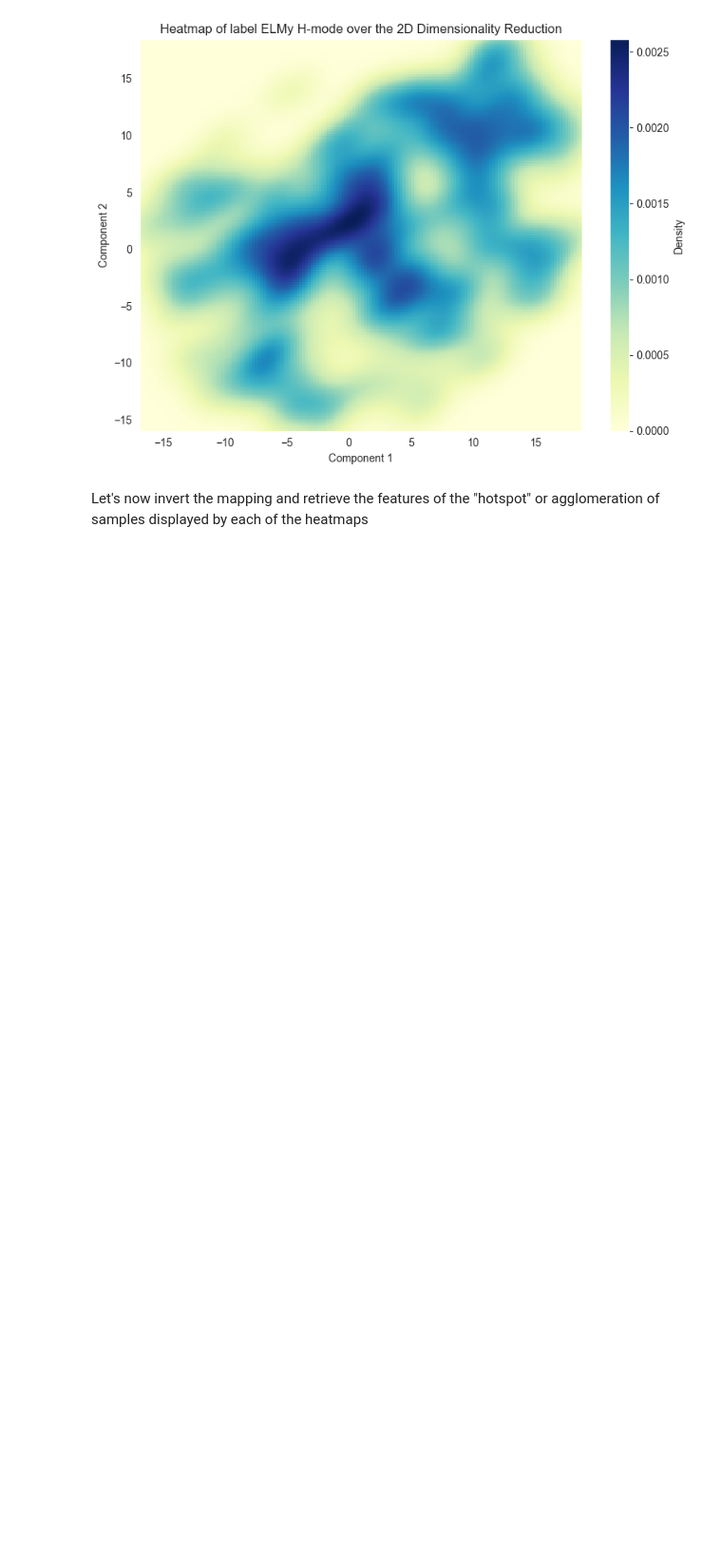
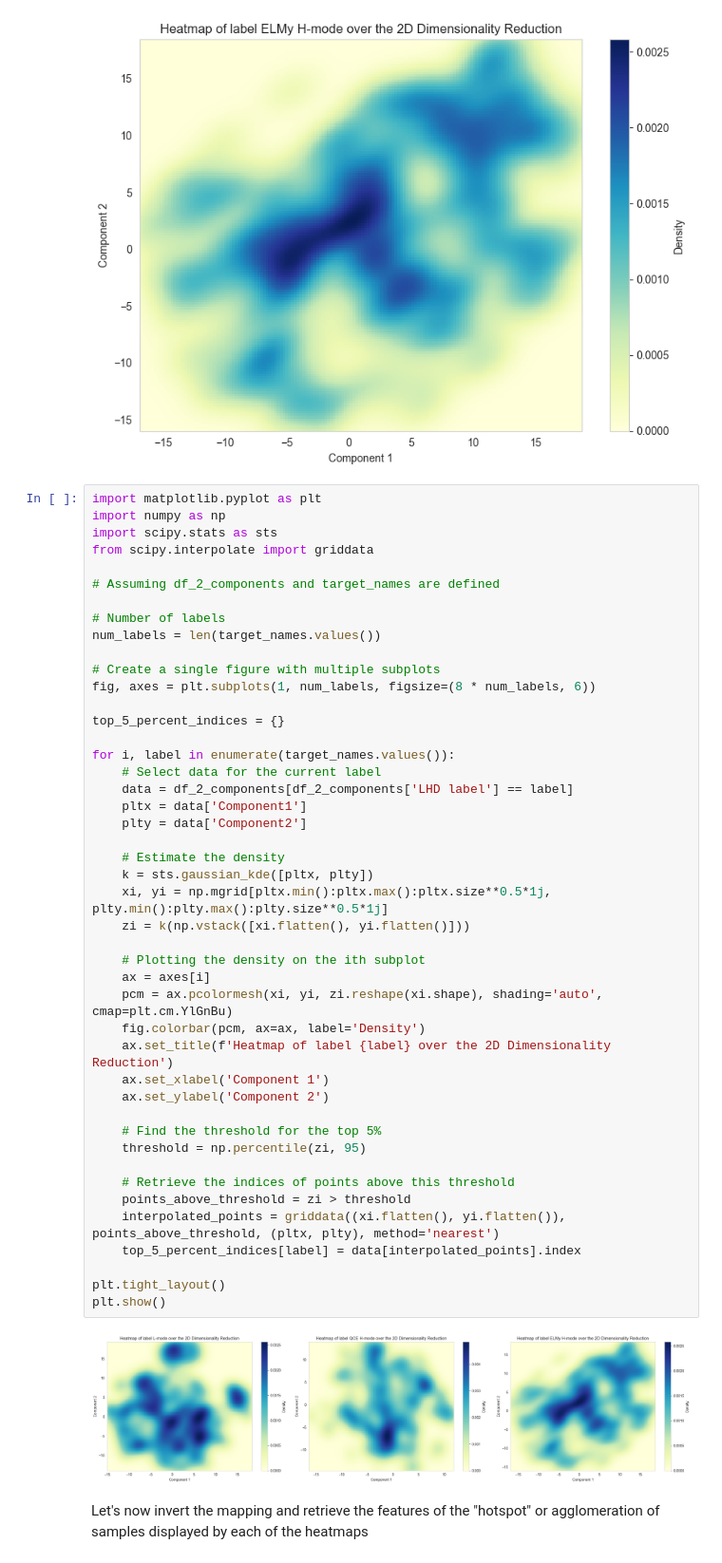
Before and after one commit to Captcha-ML/tokamak-unsupervised, a Jupyter notebook: initial_analysis.ipynb, the cells around one changed output. Shown at 95% size. Cells and saved outputs as stored; diff of their text form; blank space fills up the shorter version.

```diff
--- a/initial_analysis.ipynb
+++ b/initial_analysis.ipynb
@@ -338,6 +338,53 @@ for label in target_names.values():
 [figure]
 [figure]
 [figure]
+# %%
+import matplotlib.pyplot as plt
+import numpy as np
+import scipy.stats as sts
+from scipy.interpolate import griddata
+
+# Assuming df_2_components and target_names are defined
+
+# Number of labels
+num_labels = len(target_names.values())
+
+# Create a single figure with multiple subplots
+fig, axes = plt.subplots(1, num_labels, figsize=(8 * num_labels, 6))
+
+top_5_percent_indices = {}
+
+for i, label in enumerate(target_names.values()):
+    # Select data for the current label
+    data = df_2_components[df_2_components['LHD label'] == label]
+    pltx = data['Component1']
+    plty = data['Component2']
+
+    # Estimate the density
+    k = sts.gaussian_kde([pltx, plty])
+    xi, yi = np.mgrid[pltx.min():pltx.max():pltx.size**0.5*1j, plty.min():plty.max():plty.size**0.5*1j]
+    zi = k(np.vstack([xi.flatten(), yi.flatten()]))
+
+    # Plotting the density on the ith subplot
+    ax = axes[i]
+    pcm = ax.pcolormesh(xi, yi, zi.reshape(xi.shape), shading='auto', cmap=plt.cm.YlGnBu)
+    fig.colorbar(pcm, ax=ax, label='Density')
+    ax.set_title(f'Heatmap of label {label} over the 2D Dimensionality Reduction')
+    ax.set_xlabel('Component 1')
+    ax.set_ylabel('Component 2')
+
+    # Find the threshold for the top 5%
+    threshold = np.percentile(zi, 95)
+
+    # Retrieve the indices of points above this threshold
+    points_above_threshold = zi > threshold
+    interpolated_points = griddata((xi.flatten(), yi.flatten()), points_above_threshold, (pltx, plty), method='nearest')
+    top_5_percent_indices[label] = data[interpolated_points].index
+
+plt.tight_layout()
+plt.show()
+# %% [output]
+[figure, added]
 # %% [markdown]
 Let's now invert the mapping and retrieve the features of the "hotspot" or agglomeration of samples displayed by each of the heatmaps
 # %%
```
Also changed, not shown: parts of 1 cell of this notebook.
